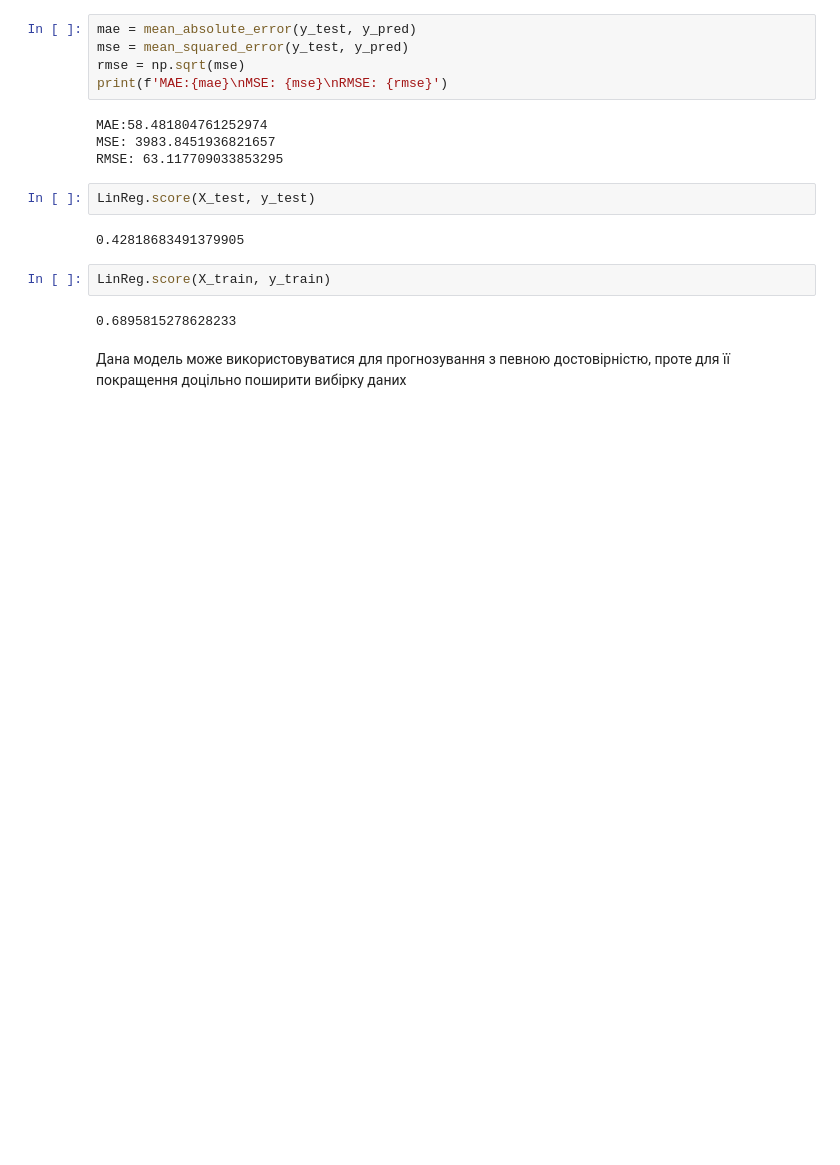
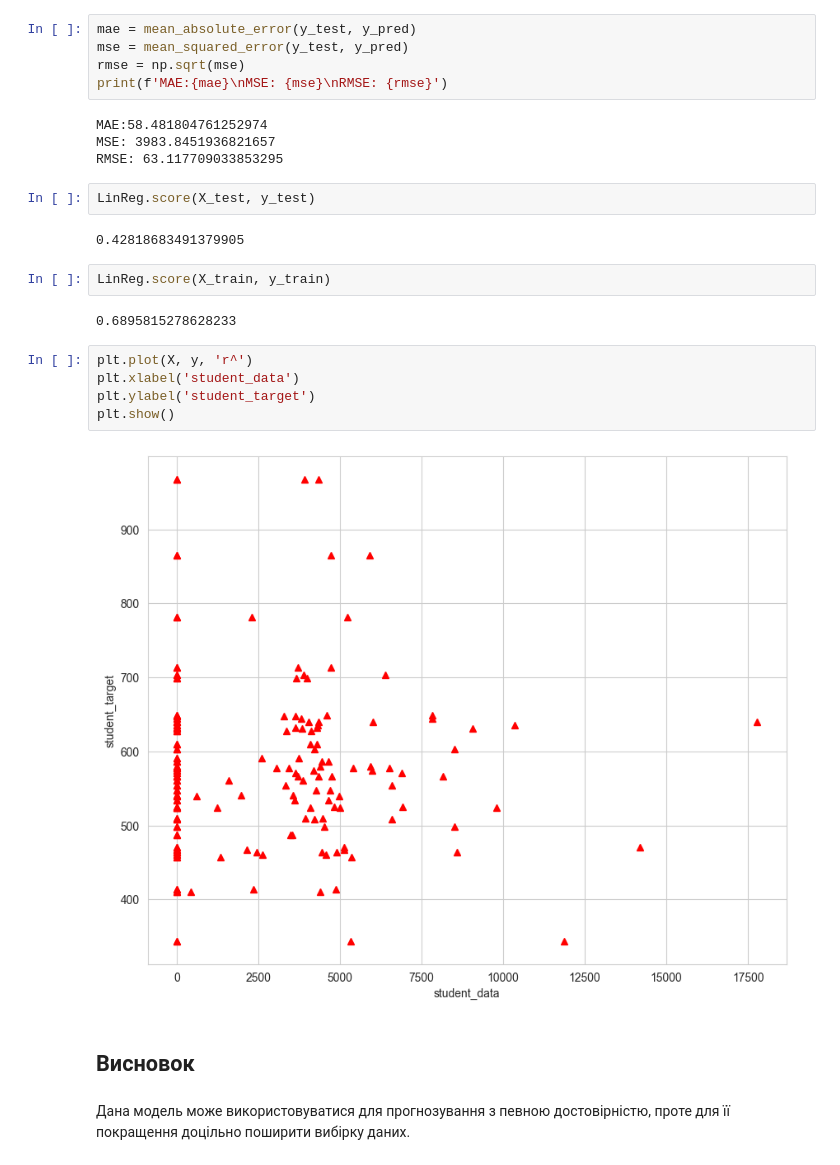
Before and after one commit to petrovskyyanton/Petrovskyi_Anton_Homework_PDS2, a Jupyter notebook: Lesson_35/Task_2.ipynb, the cells around one changed output. Saved outputs shown, nothing was run; the diff lists cells and outputs as text; blank space fills up the shorter version.

```diff
--- a/Lesson_35/Task_2.ipynb
+++ b/Lesson_35/Task_2.ipynb
@@ -131,5 +131,14 @@ LinReg.score(X_test, y_test)
 LinReg.score(X_train, y_train)
 # %% [output]
 0.6895815278628233
+# %%
+plt.plot(X, y, 'r^')
+plt.xlabel('student_data')
+plt.ylabel('student_target')
+plt.show()
+# %% [output]
+[figure, added]
+# %% [markdown]
+## Висновок
 # %% [markdown]
-Дана модель може використовуватися для прогнозування з певною достовірністю, проте для її покращення доцільно поширити вибірку даних
+Дана модель може використовуватися для прогнозування з певною достовірністю, проте для її покращення доцільно поширити вибірку даних.
```
Also changed, not shown: 1 other file.
